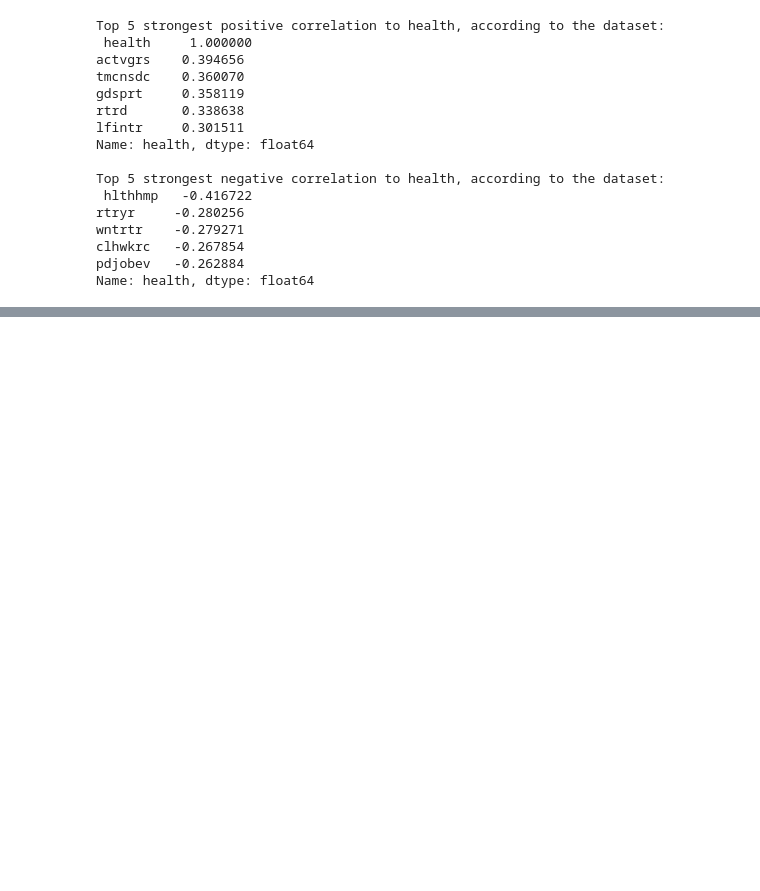
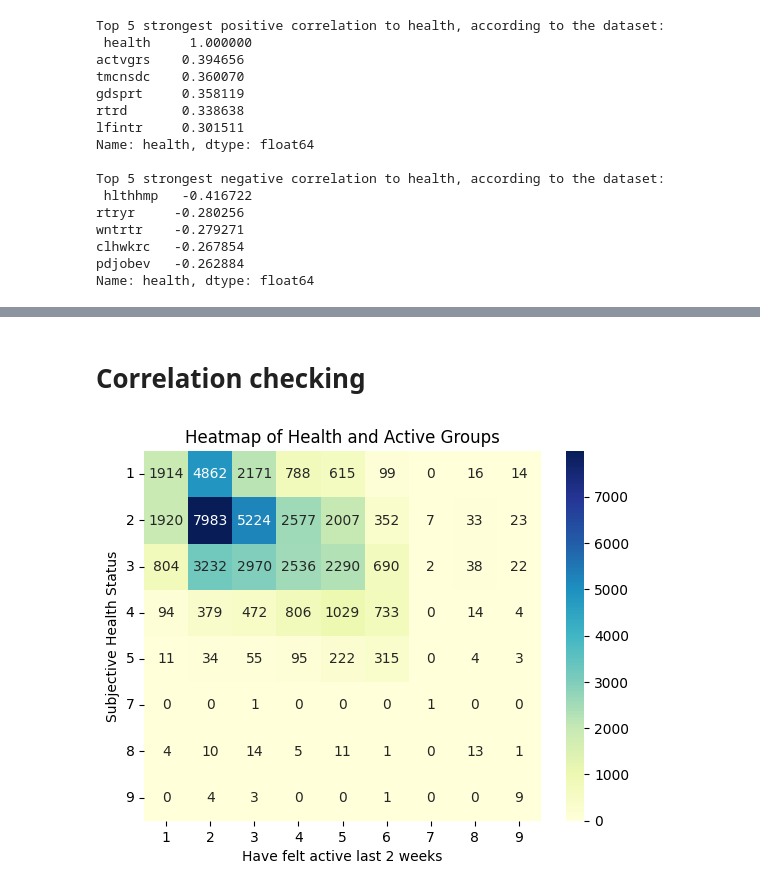
Before and after one commit to Kien-LeChi/python-data-analyics-year1, a Jupyter notebook: European Subjective General Health.ipynb, the cells around one changed output, grey strips where cells are left out. Drawn from its saved outputs; the diff is of its cells as text; code cells hidden in the pictures; blank space fills up the shorter version.

```diff
--- a/European Subjective General Health.ipynb
+++ b/European Subjective General Health.ipynb
@@ -149 +186,12 @@ Text(0.5, 1.0, 'Overall subjective health status of Europe')
 [figure]
+# %% [markdown]
+# Correlation checking
+# %%
+sns.heatmap(pd.crosstab(df['health'], df['actvgrs']), annot=True, cmap='YlGnBu', fmt='d')
+plt.title("Heatmap of Health and Active Groups")
+plt.xlabel("Have felt active last 2 weeks")
+plt.ylabel("Subjective Health Status")
+plt.yticks(rotation=0)
+plt.show()
+# %% [output]
+[figure, added]
```
Also changed, not shown: parts of 5 cells of this notebook.
